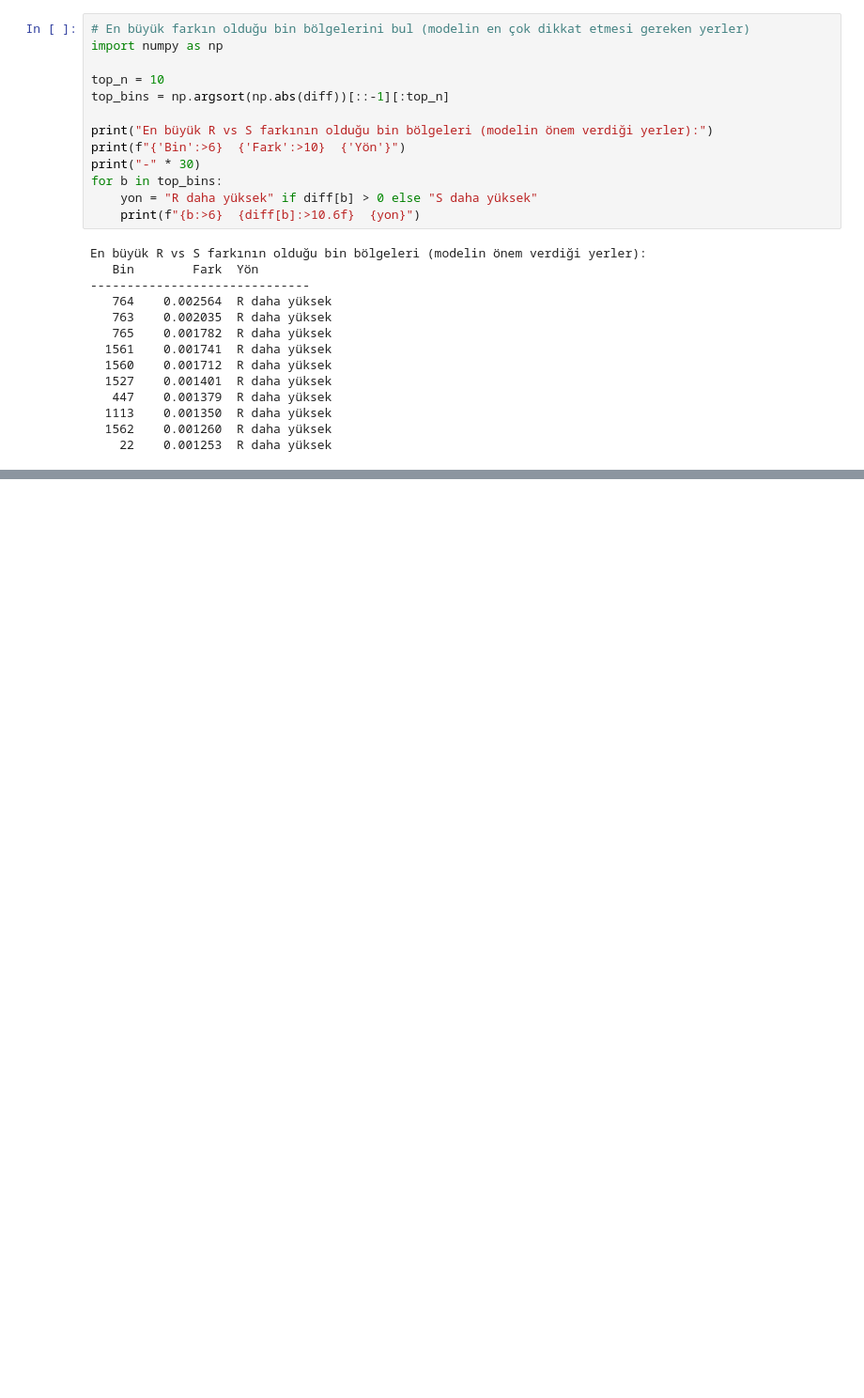
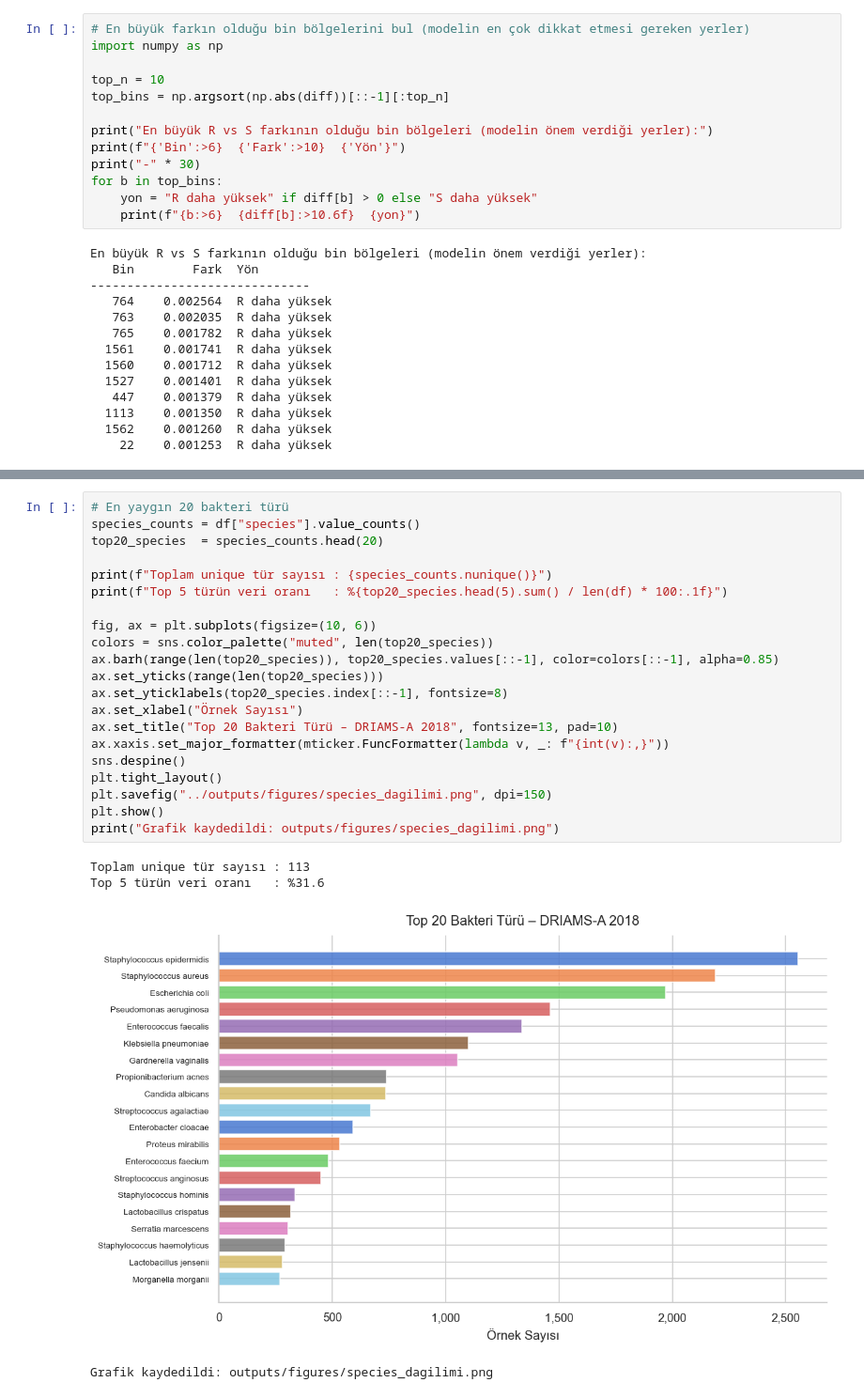
Before and after one commit to mustafag63/amr-prediction, a Jupyter notebook: notebooks/01_eda.ipynb, the cells around one changed output, grey strips where cells are left out. Shown at 94% size. Saved outputs shown, nothing was run; the diff lists cells and outputs as text; blank space fills up the shorter version.

```diff
--- a/notebooks/01_eda.ipynb
+++ b/notebooks/01_eda.ipynb
@@ -217,0 +403,26 @@ En büyük R vs S farkının olduğu bin bölgeleri (modelin önem verdiği yerl
+# %%
+# En yaygın 20 bakteri türü
+species_counts = df["species"].value_counts()
+top20_species  = species_counts.head(20)
+
+print(f"Toplam unique tür sayısı : {species_counts.nunique()}")
+print(f"Top 5 türün veri oranı   : %{top20_species.head(5).sum() / len(df) * 100:.1f}")
+
+fig, ax = plt.subplots(figsize=(10, 6))
+colors = sns.color_palette("muted", len(top20_species))
+ax.barh(range(len(top20_species)), top20_species.values[::-1], color=colors[::-1], alpha=0.85)
+ax.set_yticks(range(len(top20_species)))
+ax.set_yticklabels(top20_species.index[::-1], fontsize=8)
+ax.set_xlabel("Örnek Sayısı")
+ax.set_title("Top 20 Bakteri Türü – DRIAMS-A 2018", fontsize=13, pad=10)
+ax.xaxis.set_major_formatter(mticker.FuncFormatter(lambda v, _: f"{int(v):,}"))
+sns.despine()
+plt.tight_layout()
+plt.savefig("../outputs/figures/species_dagilimi.png", dpi=150)
+plt.show()
+print("Grafik kaydedildi: outputs/figures/species_dagilimi.png")
+# %% [output]
+Toplam unique tür sayısı : 113
+Top 5 türün veri oranı   : %31.6
+[figure, added]
+Grafik kaydedildi: outputs/figures/species_dagilimi.png
```
Also changed, not shown: parts of 11 cells of this notebook, 21 other files.
